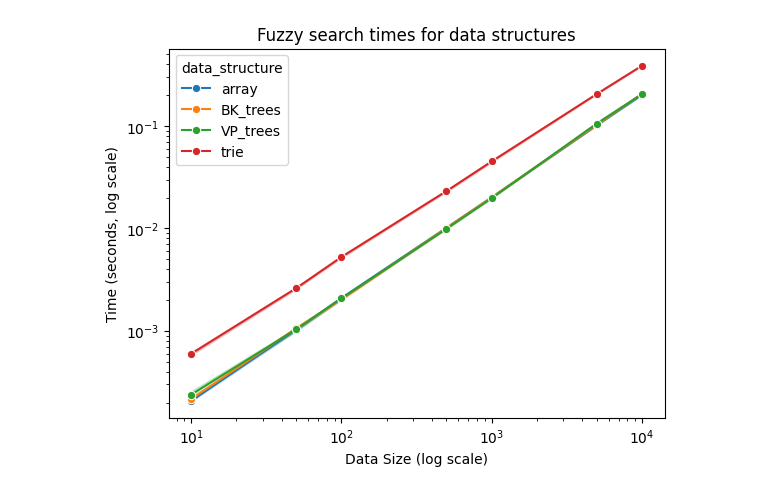
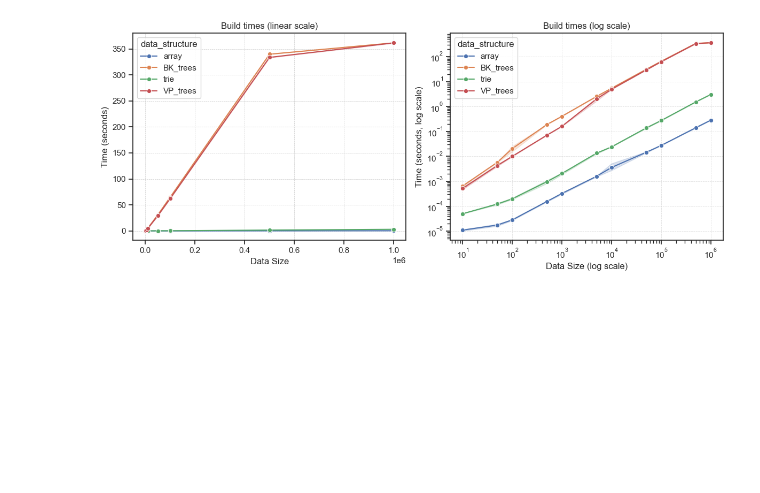
Before and after one commit to ThatAmuzak/COSC-520-Assignments, a Jupyter notebook: Assignment-2/src/generate_graphs.ipynb, the cells around one changed output. Drawn from its saved outputs; the diff is of its cells as text; code cells hidden in the pictures; blank space fills up the shorter version.

```diff
--- a/Assignment-2/src/generate_graphs.ipynb
+++ b/Assignment-2/src/generate_graphs.ipynb
@@ -46,20 +26,41 @@ plt.show()
-# %%
-search_times = data[data.task == "find_closest"]
-
-ax = sns.lineplot(
-    data=search_times,
-    x="size",
-    y="times",
-    hue="data_structure",
-    marker = 'o',
-)
-
-plt.xscale("log")
-plt.yscale("log")
-plt.title("Fuzzy search times for data structures")
-plt.xlabel("Data Size (log scale)")
-plt.ylabel("Time (seconds, log scale)")
-# plt.savefig("../docs/results.pdf", format="pdf", bbox_inches="tight")
-plt.show()
-# %% [output]
-[figure, removed]
+# %%
+build_times = data[data.task == "build"]
+
+fig, axes = plt.subplots(1, 2, figsize=(12, 5))
+
+# --- Linear scale plot ---
+sns.lineplot(
+    data=build_times,
+    x="size",
+    y="times",
+    hue="data_structure",
+    marker='o',
+    ax=axes[0]
+)
+axes[0].set_title("Build times (linear scale)")
+axes[0].set_xlabel("Data Size")
+axes[0].set_ylabel("Time (seconds)")
+
+# --- Log scale plot ---
+sns.lineplot(
+    data=build_times,
+    x="size",
+    y="times",
+    hue="data_structure",
+    marker='o',
+    ax=axes[1]
+)
+axes[1].set_xscale("log")
+axes[1].set_yscale("log")
+axes[1].set_title("Build times (log scale)")
+axes[1].set_xlabel("Data Size (log scale)")
+axes[1].set_ylabel("Time (seconds, log scale)")
+
+axes[0].grid(True, which="both", linestyle="--", linewidth=0.5)
+axes[1].grid(True, which="major", linestyle="--", linewidth=0.6, alpha=0.6)
+
+plt.tight_layout()
+plt.savefig("../docs/build_times.pdf", format="pdf", bbox_inches="tight")
+plt.show()
+# %% [output]
+[figure, added]
```
Also changed, not shown: parts of 3 cells of this notebook, 6 other files.
